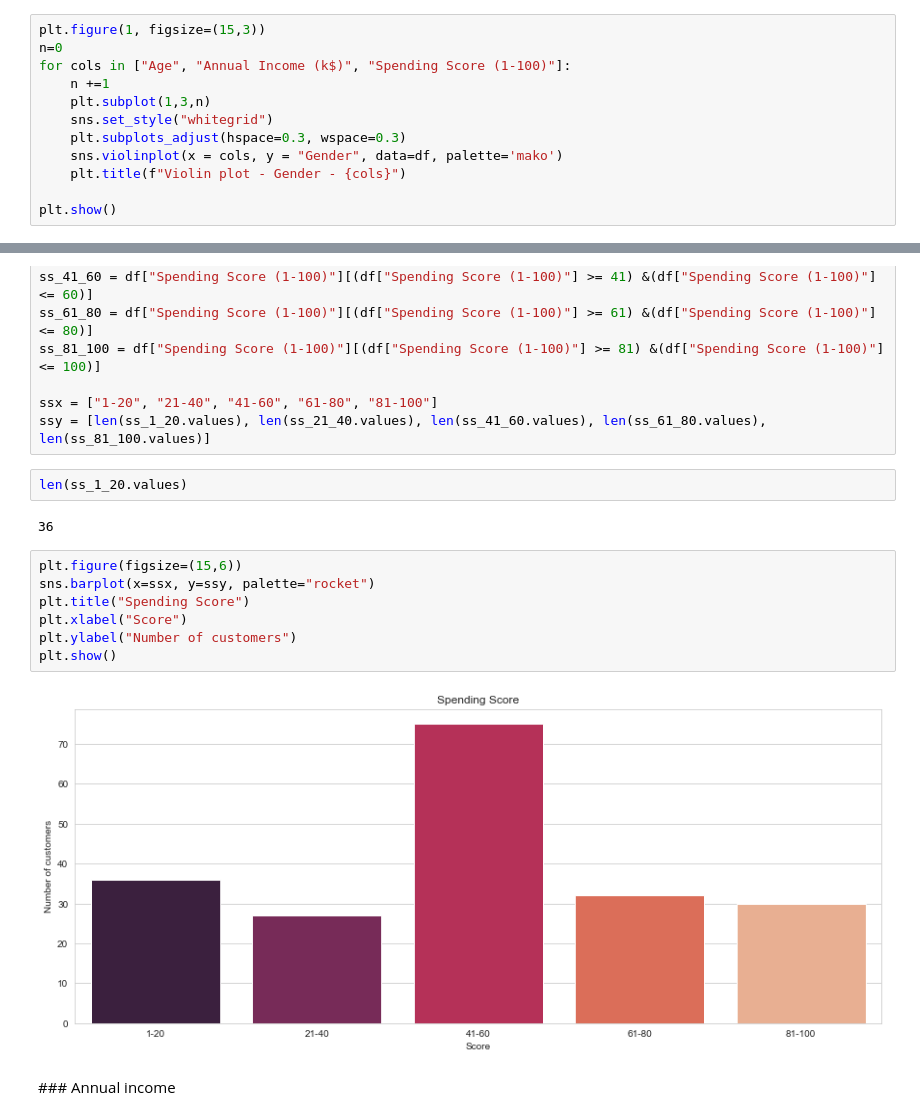
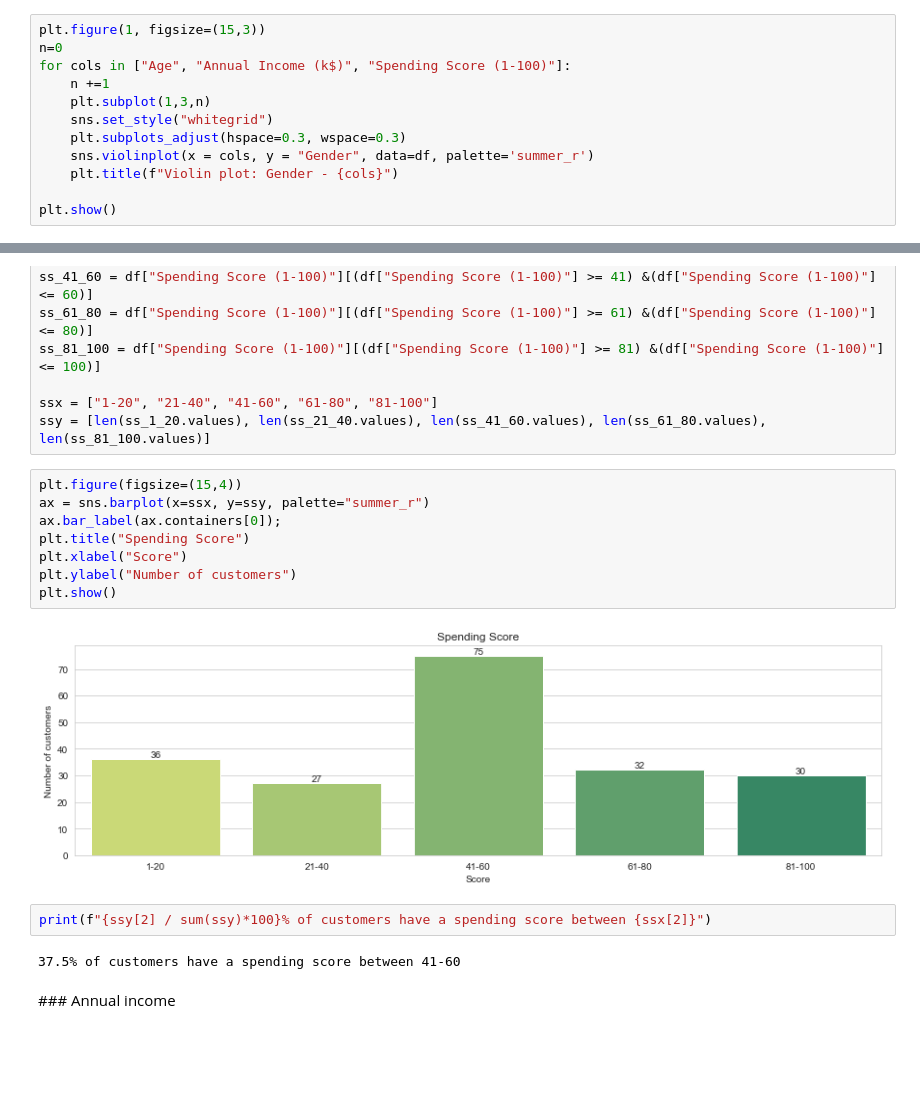
Before and after one commit to mlyngholm/mall, a Jupyter notebook: Customer segmentation.ipynb, the cells around one changed output, grey strips where cells are left out. Drawn from its saved outputs; the diff is of its cells as text; blank space fills up the shorter version.

```diff
--- a/Customer segmentation.ipynb
+++ b/Customer segmentation.ipynb
@@ -97,8 +98,8 @@ for cols in ["Age", "Annual Income (k$)", "Spending Score (1-100)"]:
     plt.subplot(1,3,n)
     sns.set_style("whitegrid")
     plt.subplots_adjust(hspace=0.3, wspace=0.3)
-    sns.violinplot(x = cols, y = "Gender", data=df, palette='mako')
-    plt.title(f"Violin plot - Gender - {cols}")
+    sns.violinplot(x = cols, y = "Gender", data=df, palette='summer_r')
+    plt.title(f"Violin plot: Gender - {cols}")
 
 plt.show()
 # %% [output]
@@ -143,19 +155,20 @@ ss_81_100 = df["Spending Score (1-100)"][(df["Spending Score (1-100)"] >= 81) &(
 
 ssx = ["1-20", "21-40", "41-60", "61-80", "81-100"]
 ssy = [len(ss_1_20.values), len(ss_21_40.values), len(ss_41_60.values), len(ss_61_80.values), len(ss_81_100.values)]
-# %%
-len(ss_1_20.values)
-# %% [output]
-36
 # %%
-plt.figure(figsize=(15,6))
-sns.barplot(x=ssx, y=ssy, palette="rocket")
+plt.figure(figsize=(15,4))
+ax = sns.barplot(x=ssx, y=ssy, palette="summer_r")
+ax.bar_label(ax.containers[0]);
 plt.title("Spending Score")
 plt.xlabel("Score")
 plt.ylabel("Number of customers")
 plt.show()
 # %% [output]
-[figure, old version]
+[figure, new version]
+# %%
+print(f"{ssy[2] / sum(ssy)*100}% of customers have a spending score between {ssx[2]}")
+# %% [output]
+37.5% of customers have a spending score between 41-60
 # %% [markdown]
 ### Annual income
 # %%
```
Also changed, not shown: parts of 25 cells of this notebook.
